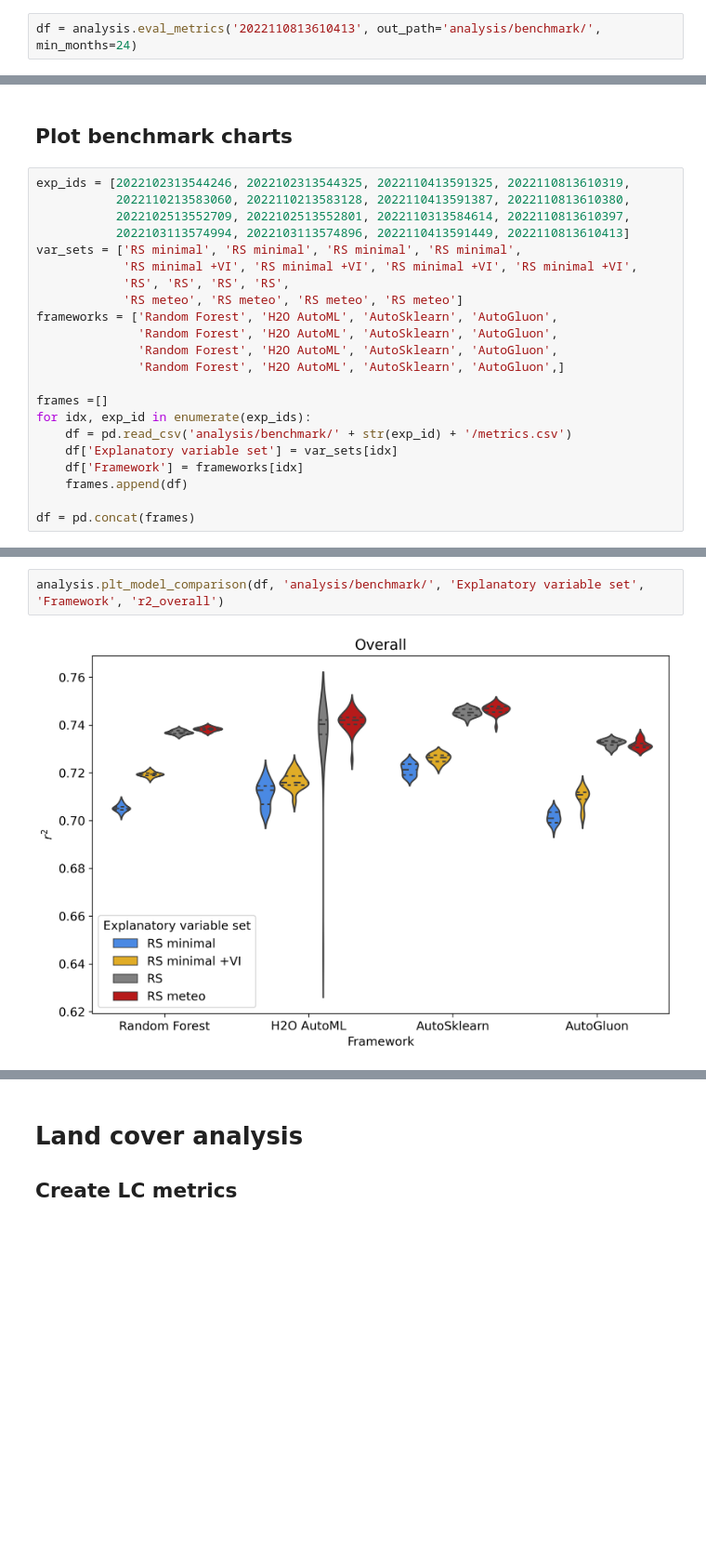
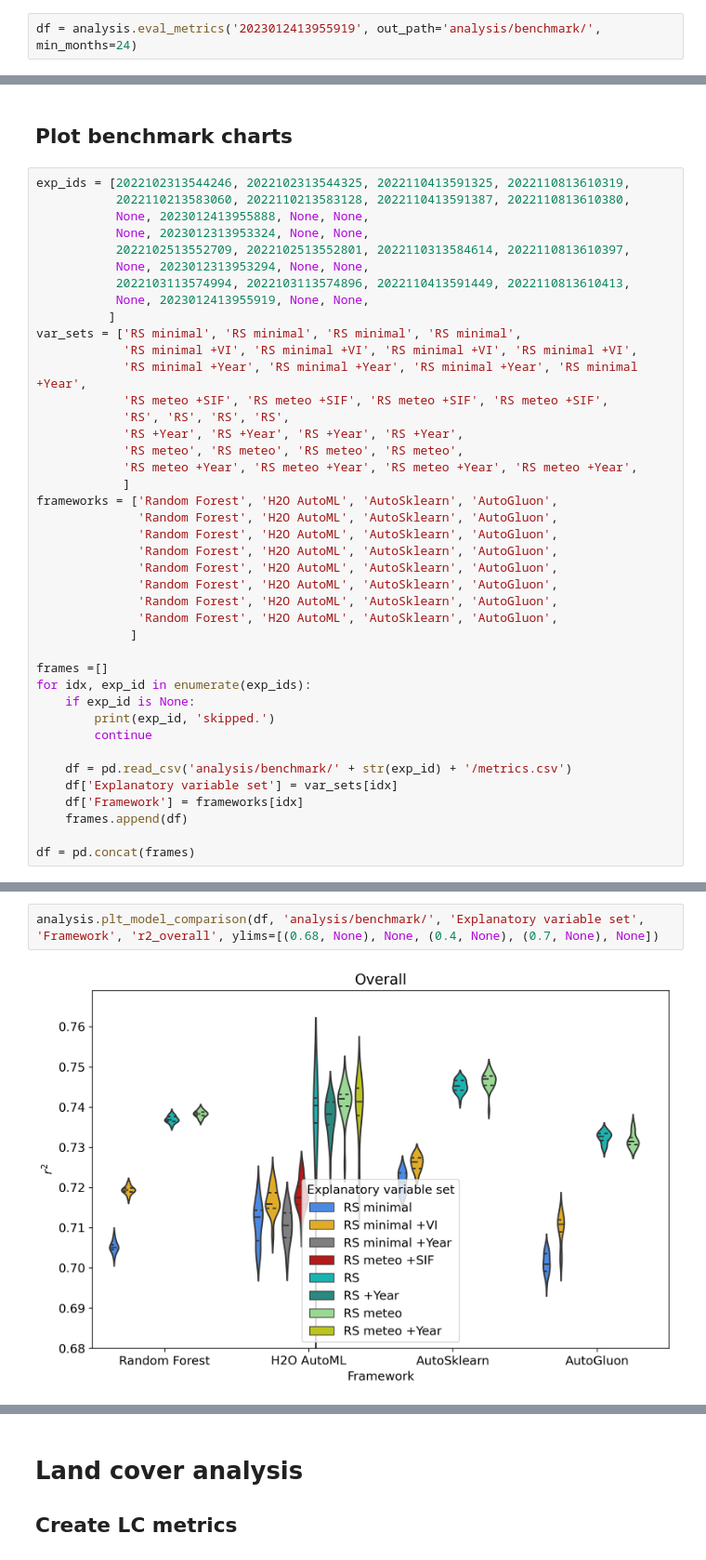
Before and after one commit to mxgbr/gpp_upscaling, a Jupyter notebook: 02_benchmark.ipynb, the cells around one changed output, grey strips where cells are left out. Shown at 93% size. Cells and saved outputs as stored; diff of their text form; blank space fills up the shorter version.

```diff
--- a/02_benchmark.ipynb
+++ b/02_benchmark.ipynb
@@ -7,4 +15,4 @@ import modules.utils as utils
 # TS decomposition analysis
 ## Create metric CSV
 # %%
-df = analysis.eval_metrics('2022110813610413', out_path='analysis/benchmark/', min_months=24)
+df = analysis.eval_metrics('2023012413955919', out_path='analysis/benchmark/', min_months=24)
@@ -16,19 +21,38 @@ Experiment experiments/2022110813610413_12 couln't be loaded.
 # %%
 exp_ids = [2022102313544246, 2022102313544325, 2022110413591325, 2022110813610319,
            2022110213583060, 2022110213583128, 2022110413591387, 2022110813610380,
+           None, 2023012413955888, None, None,
+           None, 2023012313953324, None, None,
            2022102513552709, 2022102513552801, 2022110313584614, 2022110813610397,
-           2022103113574994, 2022103113574896, 2022110413591449, 2022110813610413]
+           None, 2023012313953294, None, None,
+           2022103113574994, 2022103113574896, 2022110413591449, 2022110813610413,
+           None, 2023012413955919, None, None,
+          ]
 var_sets = ['RS minimal', 'RS minimal', 'RS minimal', 'RS minimal',
             'RS minimal +VI', 'RS minimal +VI', 'RS minimal +VI', 'RS minimal +VI',
+            'RS minimal +Year', 'RS minimal +Year', 'RS minimal +Year', 'RS minimal +Year',
+            'RS meteo +SIF', 'RS meteo +SIF', 'RS meteo +SIF', 'RS meteo +SIF',
             'RS', 'RS', 'RS', 'RS',
-            'RS meteo', 'RS meteo', 'RS meteo', 'RS meteo']
+            'RS +Year', 'RS +Year', 'RS +Year', 'RS +Year',
+            'RS meteo', 'RS meteo', 'RS meteo', 'RS meteo',
+            'RS meteo +Year', 'RS meteo +Year', 'RS meteo +Year', 'RS meteo +Year',
+            ]
 frameworks = ['Random Forest', 'H2O AutoML', 'AutoSklearn', 'AutoGluon',
               'Random Forest', 'H2O AutoML', 'AutoSklearn', 'AutoGluon',
               'Random Forest', 'H2O AutoML', 'AutoSklearn', 'AutoGluon',
-              'Random Forest', 'H2O AutoML', 'AutoSklearn', 'AutoGluon',]
+              'Random Forest', 'H2O AutoML', 'AutoSklearn', 'AutoGluon',
+              'Random Forest', 'H2O AutoML', 'AutoSklearn', 'AutoGluon',
+              'Random Forest', 'H2O AutoML', 'AutoSklearn', 'AutoGluon',
+              'Random Forest', 'H2O AutoML', 'AutoSklearn', 'AutoGluon',
+              'Random Forest', 'H2O AutoML', 'AutoSklearn', 'AutoGluon',
+             ]
 
 frames =[]
 for idx, exp_id in enumerate(exp_ids):
+    if exp_id is None:
+        print(exp_id, 'skipped.')
+        continue
+
     df = pd.read_csv('analysis/benchmark/' + str(exp_id) + '/metrics.csv')
     df['Explanatory variable set'] = var_sets[idx]
     df['Framework'] = frameworks[idx]
@@ -39,5 +77,5 @@ df = pd.concat(frames)
 df500 = pd.read_csv('analysis/benchmark/2022110313584310/metrics.csv')
 # %%
-analysis.plt_model_comparison(df, 'analysis/benchmark/', 'Explanatory variable set', 'Framework', 'r2_overall')
+analysis.plt_model_comparison(df, 'analysis/benchmark/', 'Explanatory variable set', 'Framework', 'r2_overall', ylims=[(0.68, None), None, (0.4, None), (0.7, None), None])
 # %% [output]
-[figure, old version]
+[figure, new version]
```
Also changed, not shown: parts of 23 cells of this notebook.
